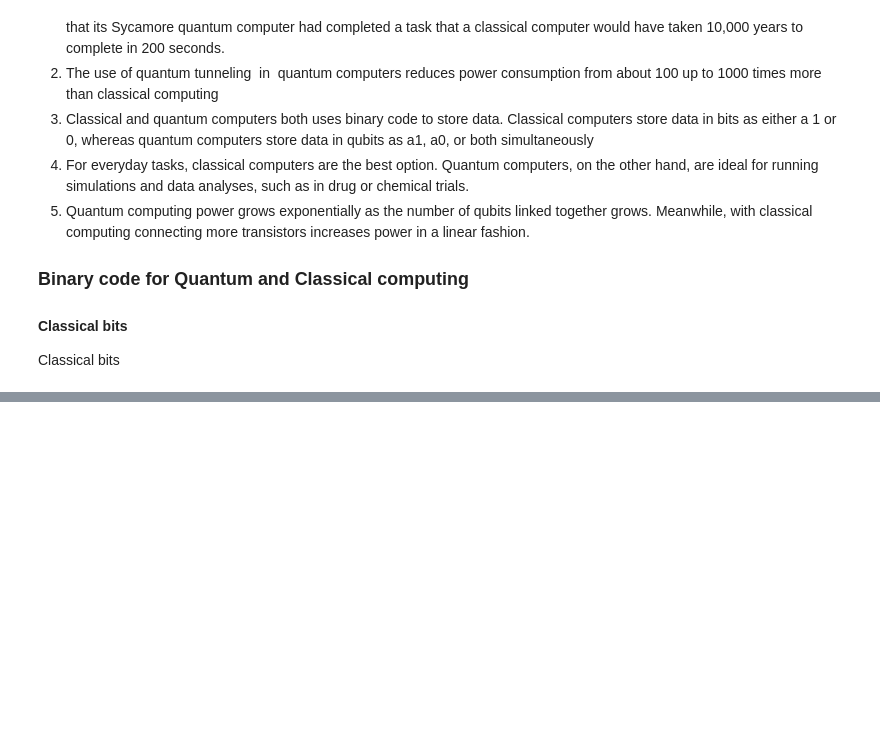
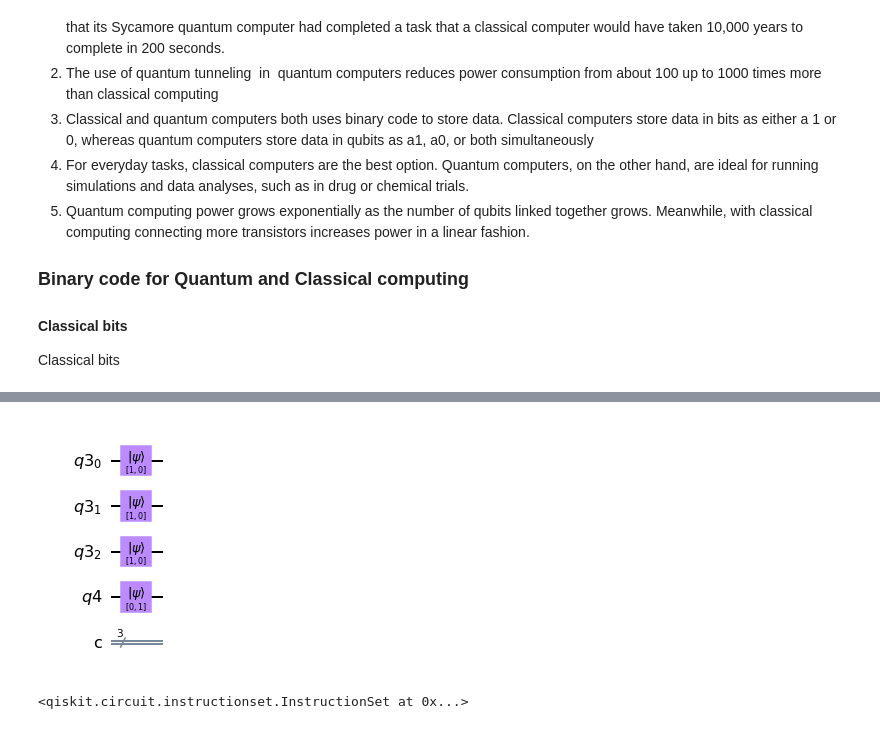
Before and after one commit to Babajide-olawoye/emrgingTechAssessment, a Jupyter notebook: quantum-deutsch.ipynb, the cells around one changed output, grey strips where cells are left out. Drawn from its saved outputs; the diff is of its cells as text; code cells hidden in the pictures; blank space fills up the shorter version.

```diff
--- a/quantum-deutsch.ipynb
+++ b/quantum-deutsch.ipynb
@@ -157,0 +164,13 @@ q4_4: ┤ X ├─░───┼────┼────┼────┼
+# %%
+circuit.draw(output = "mpl")
+# %% [output]
+[figure, added]
+# %%
+#6 Apply Hadamard gates to each qubit in both registers
+for x in range (num_Qbit):
+    circuit.h(x)
+
+#Applying to 2nd register
+circuit.h(num_Qbit)
+# %% [output]
+<qiskit.circuit.instructionset.InstructionSet at 0x...>
```
Also changed, not shown: parts of 26 cells of this notebook, 4 other files.
